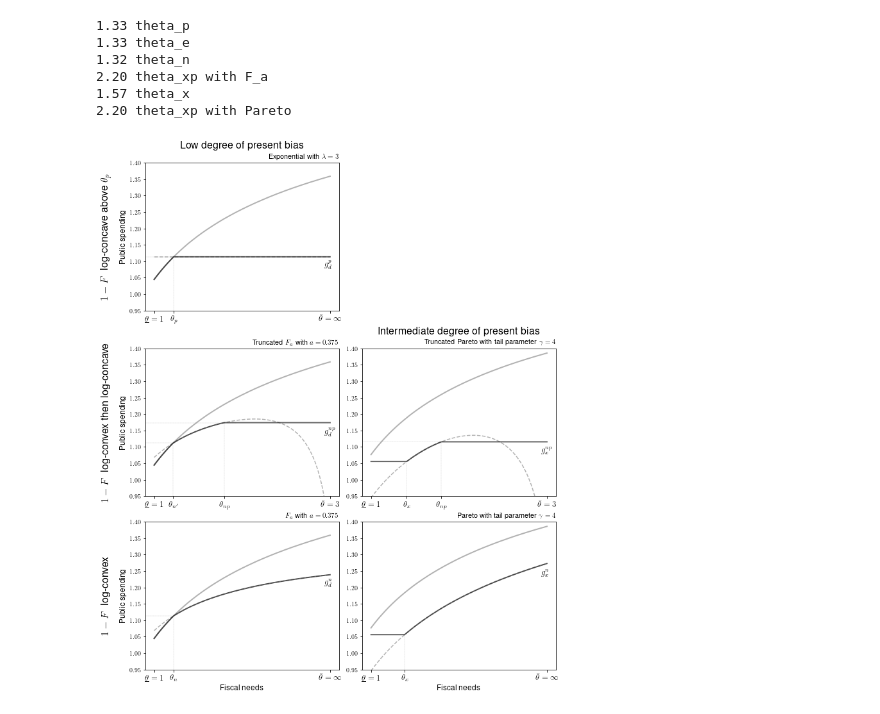
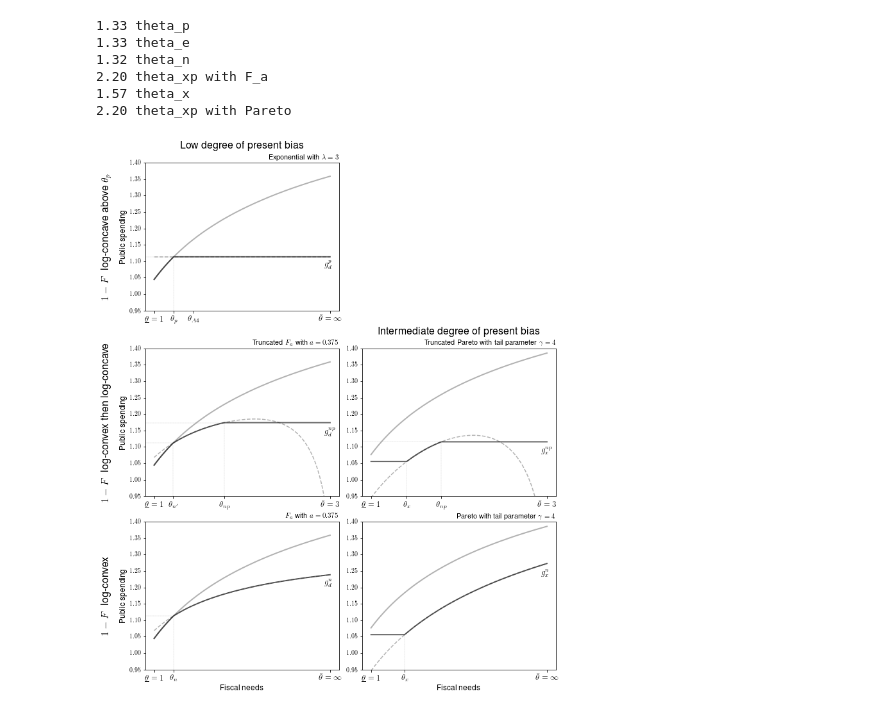
Before and after one commit to guillaumesublet/Fiscal_Rules_with_Discretion_Economic_Union, a Jupyter notebook: Execution_economic_union.ipynb, the cells around one changed output. Saved outputs shown, nothing was run; the diff lists cells and outputs as text; code cells hidden in the pictures.

```diff
--- a/Execution_economic_union.ipynb
+++ b/Execution_economic_union.ipynb
@@ -151,8 +151,8 @@ axarr['a)'].plot(FR_exp.theta_grid, costly_disc_exp, lw=1.5, alpha=0.6, linestyl
 axarr['a)'].plot(FR_exp.theta_grid, discretionary_cap, lw=2, alpha=0.6, color='k', label='discretion and cap')
 
 axarr['a)'].set_title('Exponential with $\\lambda = 3$', loc='right', fontsize=11)
-axarr['a)'].set(xticks=[FR_exp.grid_min, theta_p, theta_max])
-axarr['a)'].set_xticklabels([r'$\underline{\theta}=1$', '$\\theta_p$', r'$\bar{\theta}=\infty$'], fontsize=13)
+axarr['a)'].set(xticks=[FR_exp.grid_min, theta_p, theta_A4, theta_max])
+axarr['a)'].set_xticklabels([r'$\underline{\theta}=1$', '$\\theta_p$', '$\\theta_{A4}$', r'$\bar{\theta}=\infty$'], fontsize=13)
 
 
 axarr['b)'].plot(FR_truncmixture.theta_grid, discretionary_wei, lw=2, alpha=0.6, linestyle='-', color='gray')
@@ -218,31 +218,31 @@ axarr['b)'].annotate('$1-F \ $ log-convex then log-concave', xy=(0, 0.5), xytext
                 fontsize=16, ha='right', va='center', rotation=90)
 
 axarr['c)'].annotate('$1-F \ $ log-convex', xy=(0, 0.5), xytext=(-axarr['c)'].yaxis.labelpad - pad, 0),
                 xycoords=axarr['c)'].yaxis.label, textcoords='offset points',
                 fontsize=16, ha='right', va='center', rotation=90)
 
 axarr['a)'].axvline(x=theta_p, ymax=0.36, lw=0.3, alpha=0.6, color='k', linestyle=':')
 axarr['a)'].axhline(y=FR_exp.discretionary(theta_p), xmax=0.16, lw=0.3, alpha=0.6, color='k', linestyle=':')
 axarr['b)'].axvline(x=theta_e, ymax=0.345, lw=0.3, alpha=0.6, color='k', linestyle=':')
 axarr['b)'].axhline(y=FR_truncmixture.discretionary(theta_e), xmax=0.155, lw=0.3, alpha=0.6, color='k', linestyle=':')
 axarr['b)'].axvline(x=theta_xp_w, ymax=0.495, lw=0.3, alpha=0.6, color='k', linestyle=':')
 axarr['b)'].axhline(y=FR_truncmixture.costly_disc(theta_xp_w), xmax=0.47, lw=0.3, alpha=0.6, color='k', linestyle=':')
 axarr['c)'].axvline(x=theta_e_n , ymax=0.36, lw=0.3, alpha=0.6, color='k', linestyle=':')
 axarr['c)'].axhline(y=FR_mixture.discretionary(theta_e_n), xmax=0.14, lw=0.3, alpha=0.6, color='k', linestyle=':')
 axarr['d)'].axvline(x=theta_x_1, ymax=0.24, lw=0.3, alpha=0.6, color='k', linestyle=':')
 axarr['e)'].axvline(x=theta_x_2, ymax=0.24, lw=0.3, alpha=0.6, color='k', linestyle=':')
 axarr['e)'].axvline(x=theta_xp_2, ymax=0.36, lw=0.3, alpha=0.6, color='k', linestyle=':')
 axarr['e)'].axhline(y=FR_2.costly_disc(theta_xp_2), xmax=0.44, lw=0.3, alpha=0.6, color='k', linestyle=':')
 
 axarr['a)'].text(3.9, 1.085, '$g_d^p$', fontsize=13)
 axarr['b)'].text(3.9, 1.14, '$g_d^{np}$', fontsize=13)
 axarr['c)'].text(3.9, 1.21, '$g_d^{n}$', fontsize=13)
 axarr['d)'].text(3.9, 1.24, '$g_x^{n}$', fontsize=13)
 axarr['e)'].text(3.9, 1.085, '$g_x^{np}$', fontsize=13)
 
 #fig.suptitle('Optimal fiscal rule for an economic union with $\\rho = 1$', fontsize=16)
 plt.savefig(save_results_to + 'Fig2_eu.pdf', dpi = 500)
 
 plt.show()
 # %% [output]
-[figure, old version]
+[figure, new version]
```
